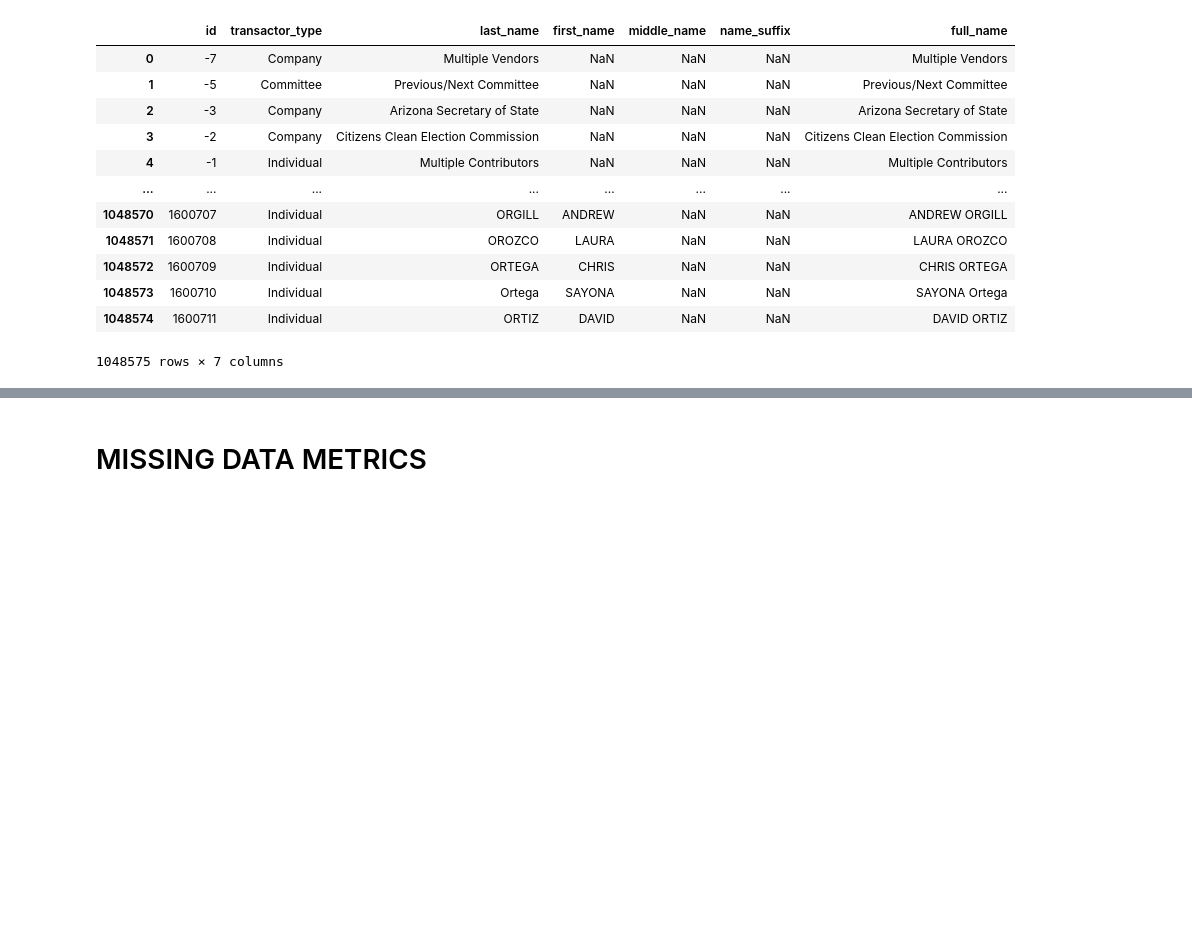
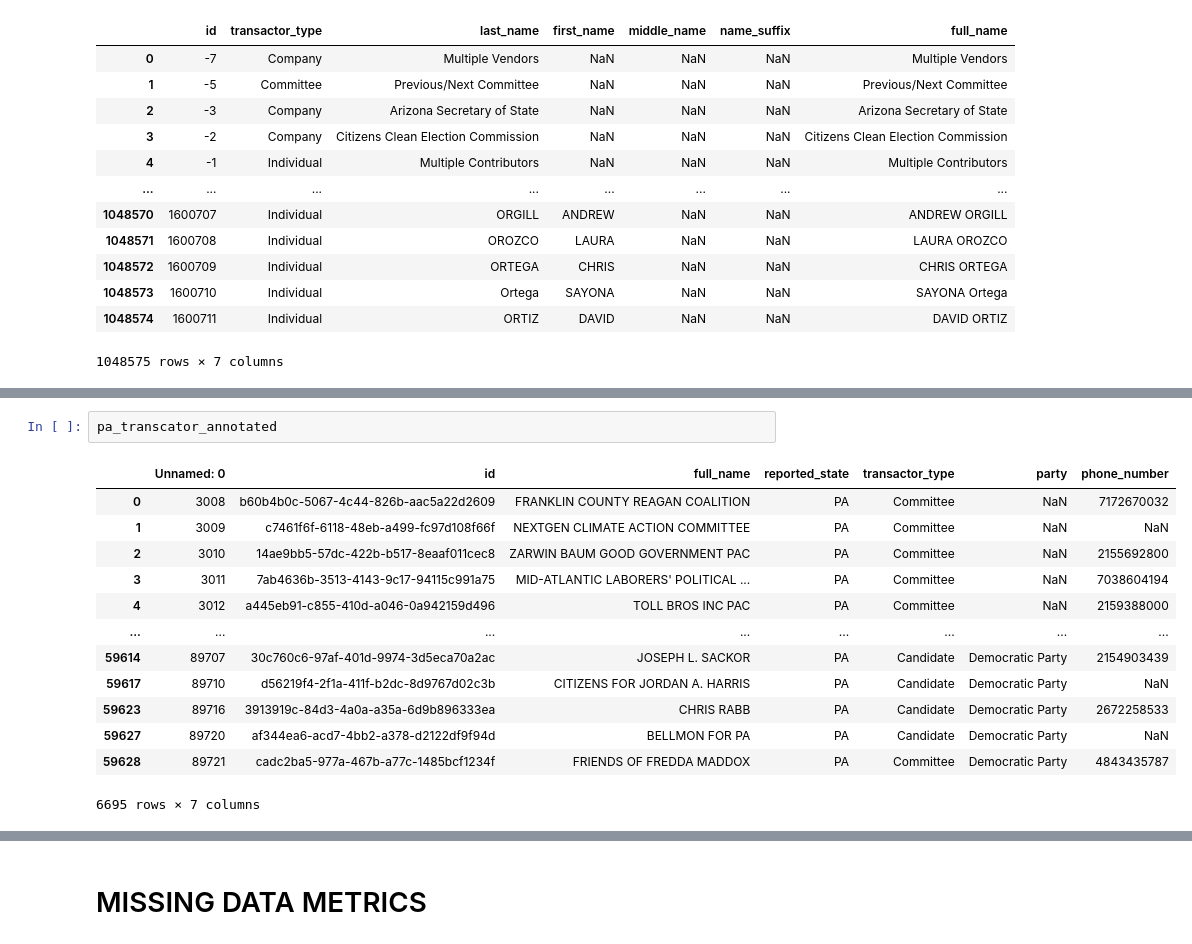
Before and after one commit to satadisha/ner_congressional_records, a Jupyter notebook: test.ipynb, the cells around one changed output, grey strips where cells are left out. Cells and saved outputs as stored; diff of their text form; blank space fills up the shorter version.

```diff
--- a/test.ipynb
+++ b/test.ipynb
@@ -112,0 +136,16 @@ az_transcators
+# %%
+pa_transcator_annotated
+# %% [output]
+|  | Unnamed: 0 | id | full_name | reported_state | transactor_type | party | phone_number |
+| 0 | 3008 | b60b4b0c-5067-4c44-826b-aac5a22d2609 | FRANKLIN COUNTY REAGAN COALITION | PA | Committee | NaN | 7172670032 |
+| 1 | 3009 | c7461f6f-6118-48eb-a499-fc97d108f66f | NEXTGEN CLIMATE ACTION COMMITTEE | PA | Committee | NaN | NaN |
+| 2 | 3010 | 14ae9bb5-57dc-422b-b517-8eaaf011cec8 | ZARWIN BAUM GOOD GOVERNMENT PAC | PA | Committee | NaN | 2155692800 |
+| 3 | 3011 | 7ab4636b-3513-4143-9c17-94115c991a75 | MID-ATLANTIC LABORERS' POLITICAL ... | PA | Committee | NaN | 7038604194 |
+| 4 | 3012 | a445eb91-c855-410d-a046-0a942159d496 | TOLL BROS INC PAC | PA | Committee | NaN | 2159388000 |
+| ... | ... | ... | ... | ... | ... | ... | ... |
+| 59614 | 89707 | 30c760c6-97af-401d-9974-3d5eca70a2ac | JOSEPH L. SACKOR | PA | Candidate | Democratic Party | 2154903439 |
+| 59617 | 89710 | d56219f4-2f1a-411f-b2dc-8d9767d02c3b | CITIZENS FOR JORDAN A. HARRIS | PA | Candidate | Democratic Party | NaN |
+| 59623 | 89716 | 3913919c-84d3-4a0a-a35a-6d9b896333ea | CHRIS RABB | PA | Candidate | Democratic Party | 2672258533 |
+| 59627 | 89720 | af344ea6-acd7-4bb2-a378-d2122df9f94d | BELLMON FOR PA | PA | Candidate | Democratic Party | NaN |
+| 59628 | 89721 | cadc2ba5-977a-467b-a77c-1485bcf1234f | FRIENDS OF FREDDA MADDOX | PA | Committee | Democratic Party | 4843435787 |
+6695 rows × 7 columns
```
Also changed, not shown: parts of 4 cells of this notebook.
